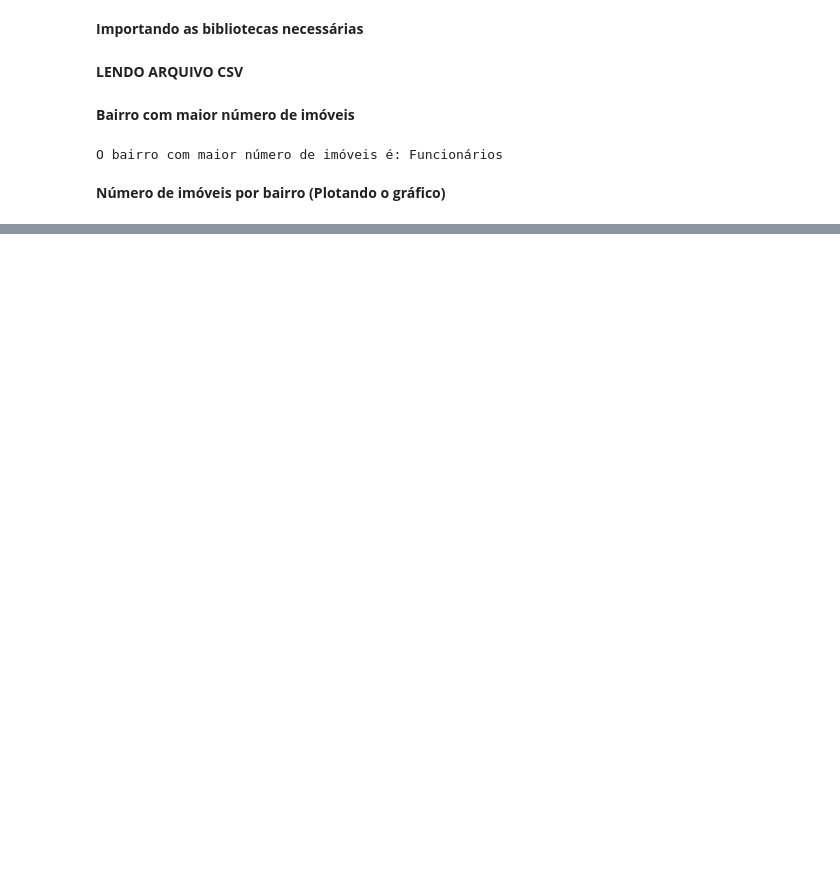
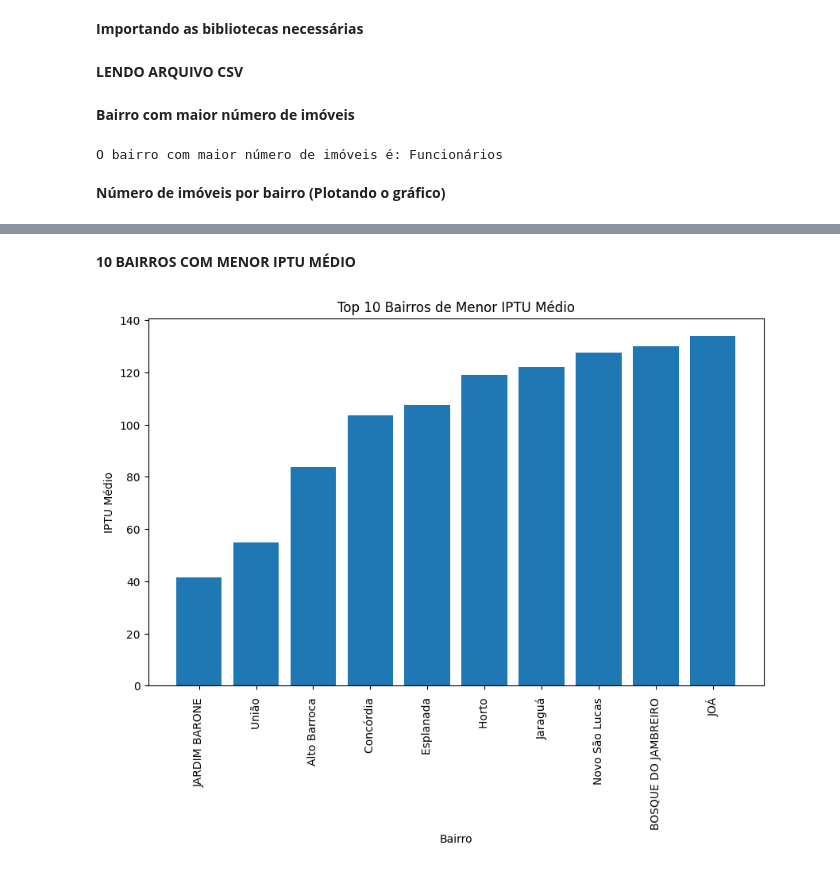
Before and after one commit to arthurlm1234/Estudo-Residencial-BH, a Jupyter notebook: plots.ipynb, the cells around one changed output, grey strips where cells are left out. Drawn from its saved outputs; the diff is of its cells as text; code cells hidden in the pictures; blank space fills up the shorter version.

```diff
--- a/plots.ipynb
+++ b/plots.ipynb
@@ -28,0 +48,16 @@ plt.show()
+# %% [markdown]
+**10 BAIRROS COM MENOR IPTU MÉDIO**
+# %%
+# Seleciona os 10 bairros de menor IPTU médio e ordena em ordem crescente
+top_10_menor_iptu_medio = df_iptu_medio_por_bairro.nsmallest(10).sort_values(ascending=True)
+
+# Cria o gráfico dos 10 bairros de menor IPTU médio
+plt.figure(figsize=(10, 6))
+plt.bar(top_10_menor_iptu_medio.index, top_10_menor_iptu_medio.values)
+plt.xlabel('Bairro')
+plt.ylabel('IPTU Médio')
+plt.title('Top 10 Bairros de Menor IPTU Médio')
+plt.xticks(rotation=90)
+plt.show()
+# %% [output]
+[figure, added]
```
Also changed, not shown: parts of 11 cells of this notebook.
